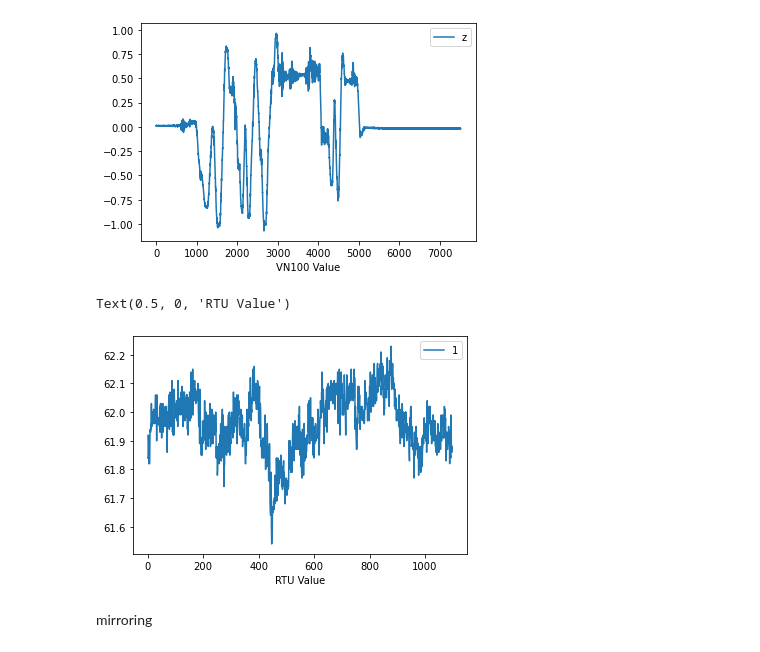
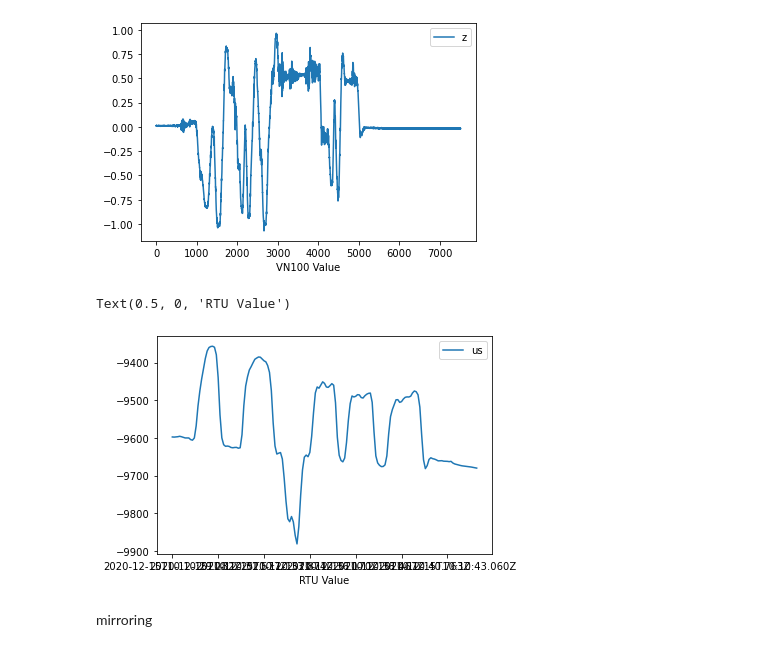
Before and after one commit to wianoski/lcs-bridge, a Jupyter notebook: RTU/fix_RTU01/rec acc/rec acc.ipynb, the cells around one changed output. Saved outputs shown, nothing was run; the diff lists cells and outputs as text; code cells hidden in the pictures.

```diff
--- a/RTU/fix_RTU01/rec acc/rec acc.ipynb
+++ b/RTU/fix_RTU01/rec acc/rec acc.ipynb
@@ -85,11 +85,11 @@ Text(0.5, 0, 'VN100 Value')
 # %%
 import pandas as pd
 
-df = pd.read_csv('6-02_12_2020-strain12.csv')
-data = df.plot(y='1')
+df = pd.read_csv('strain/save-LOG_-1608027027358.csv')
+data = df.plot(x='timestamp')
 data.set_xlabel("RTU Value")
 # %% [output]
 Text(0.5, 0, 'RTU Value')
-[figure, old version]
+[figure, new version]
 # %% [markdown]
 mirroring
```
Also changed, not shown: 7 other files.
